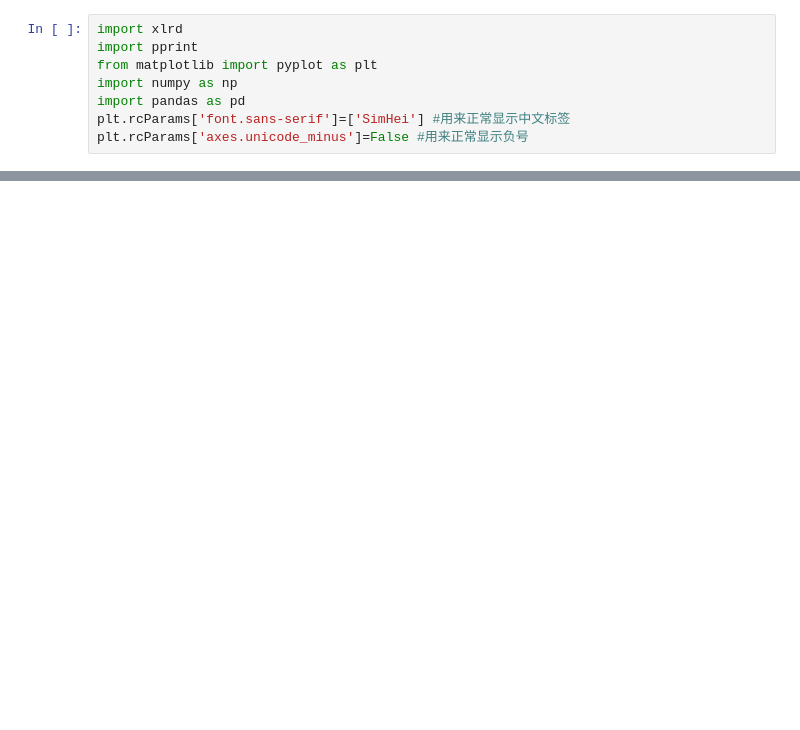
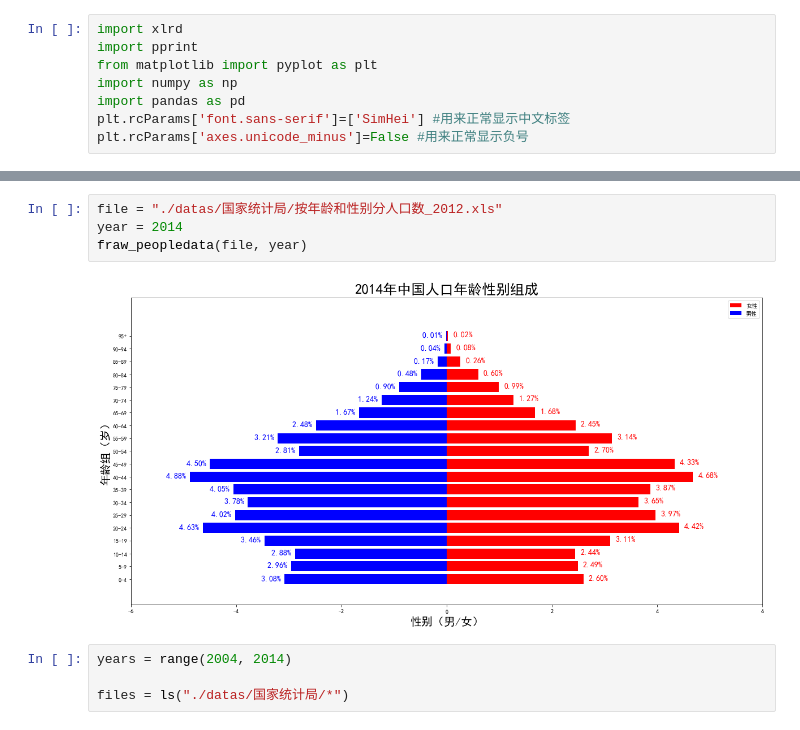
Before and after one commit to sanbeichahegongheguo/python_learn, a Jupyter notebook: chapter03-数据分析/练习/全国医保数据分析/中国人口变化分析.ipynb, the cells around one changed output, grey strips where cells are left out. Cells and saved outputs as stored; diff of their text form; blank space fills up the shorter version.

```diff
--- a/chapter03-数据分析/练习/全国医保数据分析/中国人口变化分析.ipynb
+++ b/chapter03-数据分析/练习/全国医保数据分析/中国人口变化分析.ipynb
@@ -147,0 +56,10 @@ plt.legend(loc='lower right')
+# %%
+file = "./datas/国家统计局/按年龄和性别分人口数_2012.xls"
+year = 2014
+fraw_peopledata(file, year)
+# %% [output]
+[figure, added]
+# %%
+years = range(2004, 2014)
+
+files = ls("./datas/国家统计局/*")
```
Also changed, not shown: parts of 21 cells of this notebook, 5 other files.
